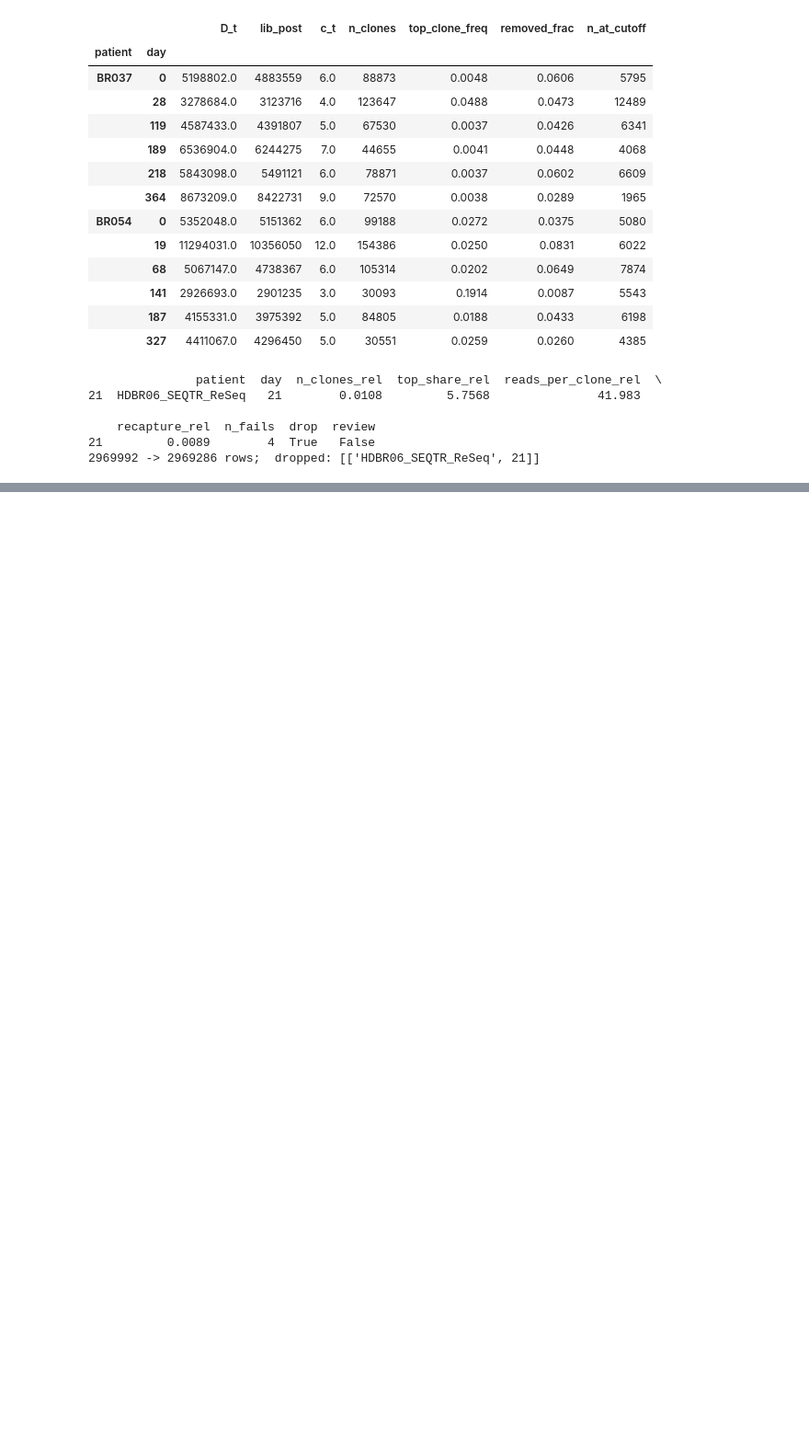
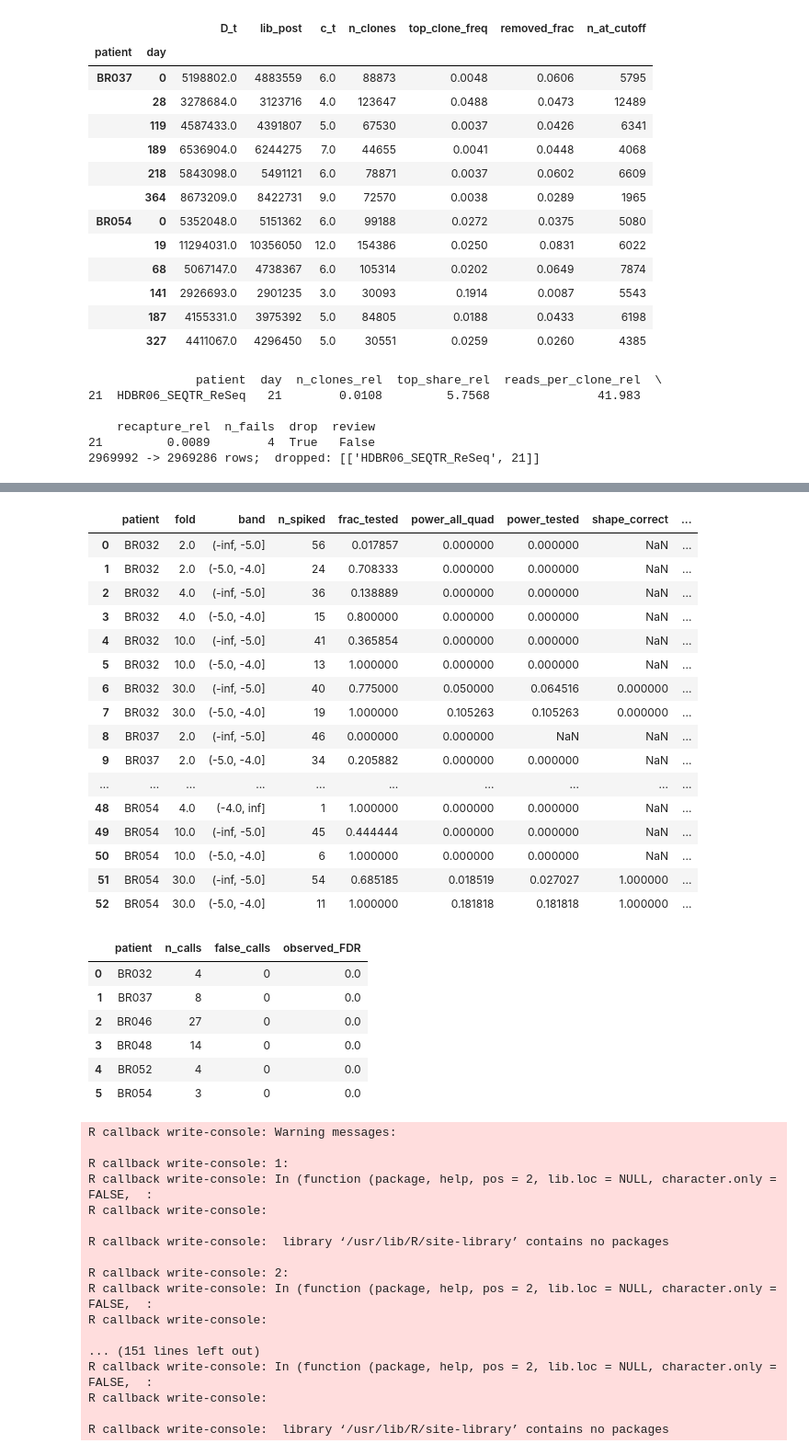
Before and after one commit to leogabcz/VHIO-colab, a Jupyter notebook: notebooks/NB_v2.ipynb, the cells around one changed output, grey strips where cells are left out. Shown at 92% size. Cells and saved outputs as stored; diff of their text form; code cells hidden in the pictures; blank space fills up the shorter version.

```diff
--- a/notebooks/NB_v2.ipynb
+++ b/notebooks/NB_v2.ipynb
@@ -314,0 +258,51 @@ BR052        3693         7      5        2         8     7        69         0.
+# %%
+# %% [3e] OPTIONAL (slow): power for transient clones, quadratic vs slope, on each patient's design
+pw_q = nb.spike_in_power(patients_qc, sp_pat, shape='peak', max_clones=5000, n_jobs=-1,
+                         test_kwargs={'min_freq': 1e-5, 'design': 'quadratic'})
+pw_s = nb.spike_in_power(patients_qc, sp_pat, shape='peak', max_clones=5000, n_jobs=-1,
+                         test_kwargs={'min_freq': 1e-5, 'design': 'slope'})
+display(pw_q['power'].merge(pw_s['power'][['patient', 'fold', 'band', 'power_all']],
+                            on=['patient', 'fold', 'band'], suffixes=('_quad', '_slope')))
+display(pw_q['fdr'])
+# %% [output]
+|  | patient | fold | band | n_spiked | frac_tested | power_all_quad | power_tested | shape_correct | ... |
+| 0 | BR032 | 2.0 | (-inf, -5.0] | 56 | 0.017857 | 0.000000 | 0.000000 | NaN | ... |
+| 1 | BR032 | 2.0 | (-5.0, -4.0] | 24 | 0.708333 | 0.000000 | 0.000000 | NaN | ... |
+| 2 | BR032 | 4.0 | (-inf, -5.0] | 36 | 0.138889 | 0.000000 | 0.000000 | NaN | ... |
+| 3 | BR032 | 4.0 | (-5.0, -4.0] | 15 | 0.800000 | 0.000000 | 0.000000 | NaN | ... |
+| 4 | BR032 | 10.0 | (-inf, -5.0] | 41 | 0.365854 | 0.000000 | 0.000000 | NaN | ... |
+| 5 | BR032 | 10.0 | (-5.0, -4.0] | 13 | 1.000000 | 0.000000 | 0.000000 | NaN | ... |
+| 6 | BR032 | 30.0 | (-inf, -5.0] | 40 | 0.775000 | 0.050000 | 0.064516 | 0.000000 | ... |
+| 7 | BR032 | 30.0 | (-5.0, -4.0] | 19 | 1.000000 | 0.105263 | 0.105263 | 0.000000 | ... |
+| 8 | BR037 | 2.0 | (-inf, -5.0] | 46 | 0.000000 | 0.000000 | NaN | NaN | ... |
+| 9 | BR037 | 2.0 | (-5.0, -4.0] | 34 | 0.205882 | 0.000000 | 0.000000 | NaN | ... |
+| ... | ... | ... | ... | ... | ... | ... | ... | ... | ... |
+| 48 | BR054 | 4.0 | (-4.0, inf] | 1 | 1.000000 | 0.000000 | 0.000000 | NaN | ... |
+| 49 | BR054 | 10.0 | (-inf, -5.0] | 45 | 0.444444 | 0.000000 | 0.000000 | NaN | ... |
+| 50 | BR054 | 10.0 | (-5.0, -4.0] | 6 | 1.000000 | 0.000000 | 0.000000 | NaN | ... |
+| 51 | BR054 | 30.0 | (-inf, -5.0] | 54 | 0.685185 | 0.018519 | 0.027027 | 1.000000 | ... |
+| 52 | BR054 | 30.0 | (-5.0, -4.0] | 11 | 1.000000 | 0.181818 | 0.181818 | 1.000000 | ... |
+|  | patient | n_calls | false_calls | observed_FDR |
+| 0 | BR032 | 4 | 0 | 0.0 |
+| 1 | BR037 | 8 | 0 | 0.0 |
+| 2 | BR046 | 27 | 0 | 0.0 |
+| 3 | BR048 | 14 | 0 | 0.0 |
+| 4 | BR052 | 4 | 0 | 0.0 |
+| 5 | BR054 | 3 | 0 | 0.0 |
+R callback write-console: Warning messages:
+
+R callback write-console: 1:
+R callback write-console: In (function (package, help, pos = 2, lib.loc = NULL, character.only = FALSE,  :
+R callback write-console:
+
+R callback write-console:  library ‘/usr/lib/R/site-library’ contains no packages
+
+R callback write-console: 2:
+R callback write-console: In (function (package, help, pos = 2, lib.loc = NULL, character.only = FALSE,  :
+R callback write-console:
+
+... (151 lines left out)
+R callback write-console: In (function (package, help, pos = 2, lib.loc = NULL, character.only = FALSE,  :
+R callback write-console:
+
+R callback write-console:  library ‘/usr/lib/R/site-library’ contains no packages
```
Also changed, not shown: parts of 8 cells of this notebook, 2 other files.
